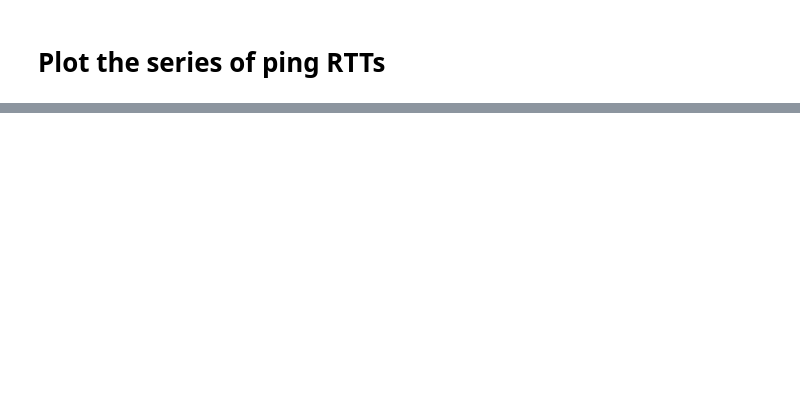
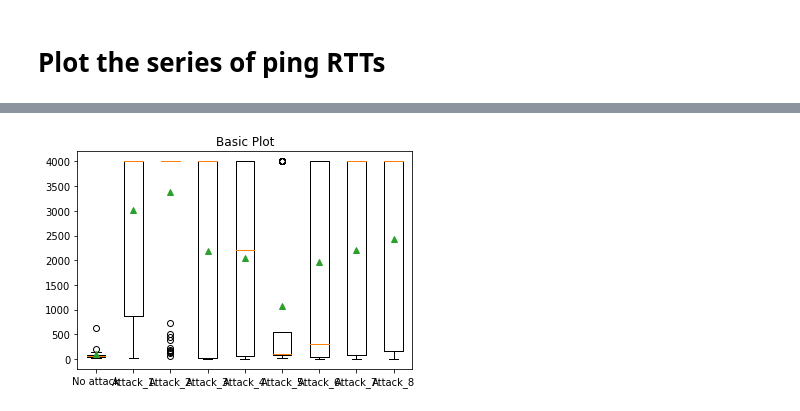
Before and after one commit to aiman-al-masoud/mdns-security, a Jupyter notebook: analysis/main.ipynb, the cells around one changed output, grey strips where cells are left out. Saved outputs shown, nothing was run; the diff lists cells and outputs as text; code cells hidden in the pictures; blank space fills up the shorter version.

```diff
--- a/analysis/main.ipynb
+++ b/analysis/main.ipynb
@@ -24,0 +23,4 @@ s.plot(ax=ax)
+# %%
+plot_boxplot("./data/ping/")
+# %% [output]
+[figure, added]
```
Also changed, not shown: parts of 5 cells of this notebook, 1 other file.
